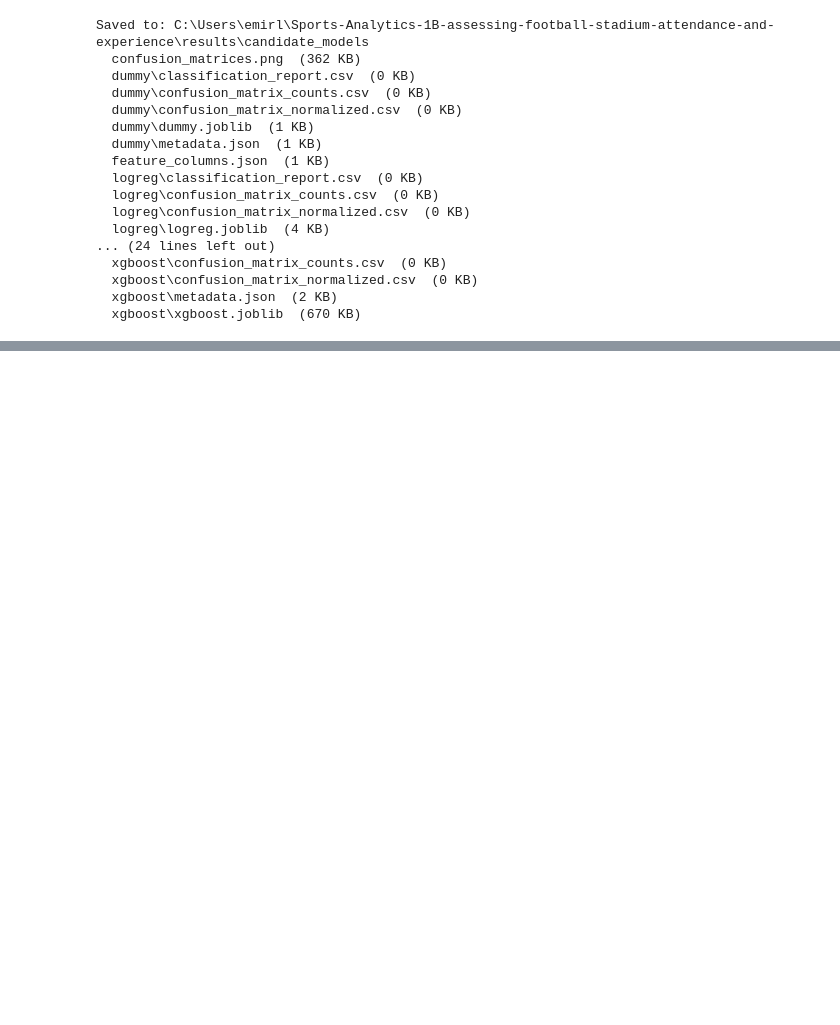
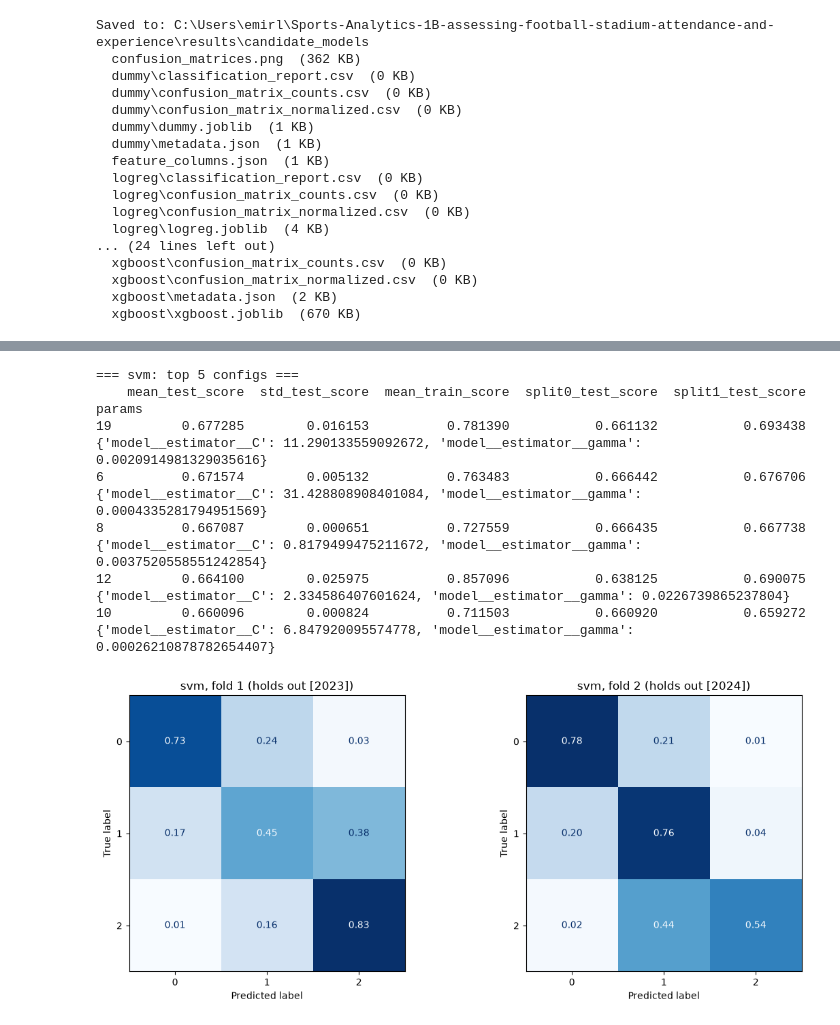
Before and after one commit to Break-Through-Tech/Sports-Analytics-1B-assessing-football-stadium-attendance-and-experience, a Jupyter notebook: notebooks/03_candidate_models.ipynb, the cells around one changed output, grey strips where cells are left out. Saved outputs shown, nothing was run; the diff lists cells and outputs as text; code cells hidden in the pictures; blank space fills up the shorter version.

```diff
--- a/notebooks/03_candidate_models.ipynb
+++ b/notebooks/03_candidate_models.ipynb
@@ -584,0 +686,20 @@ Saved to: C:\Users\emirl\Sports-Analytics-1B-assessing-football-stadium-attendan
+# %%
+# 2) SVM (RBF) inside CalibratedClassifierCV: tune C and gamma of the inner SVC
+svm_search = tune(
+    "svm", svm_model,
+    dist={
+        "estimator__C": loguniform(1e-1, 1e2),
+        "estimator__gamma": loguniform(1e-4, 1e-1),
+    },
+    n_iter=20,
+)
+plot_cv_confusion("svm", svm_search.best_estimator_)
+# %% [output]
+=== svm: top 5 configs ===
+    mean_test_score  std_test_score  mean_train_score  split0_test_score  split1_test_score                                                                                         params
+19         0.677285        0.016153          0.781390           0.661132           0.693438  {'model__estimator__C': 11.290133559092672, 'model__estimator__gamma': 0.0020914981329035616}
+6          0.671574        0.005132          0.763483           0.666442           0.676706  {'model__estimator__C': 31.428808908401084, 'model__estimator__gamma': 0.0004335281794951569}
+8          0.667087        0.000651          0.727559           0.666435           0.667738  {'model__estimator__C': 0.8179499475211672, 'model__estimator__gamma': 0.0037520558551242854}
+12         0.664100        0.025975          0.857096           0.638125           0.690075      {'model__estimator__C': 2.334586407601624, 'model__estimator__gamma': 0.0226739865237804}
+10         0.660096        0.000824          0.711503           0.660920           0.659272  {'model__estimator__C': 6.847920095574778, 'model__estimator__gamma': 0.00026210878782654407}
+[figure, added]
```
Also changed, not shown: parts of 11 cells of this notebook.
